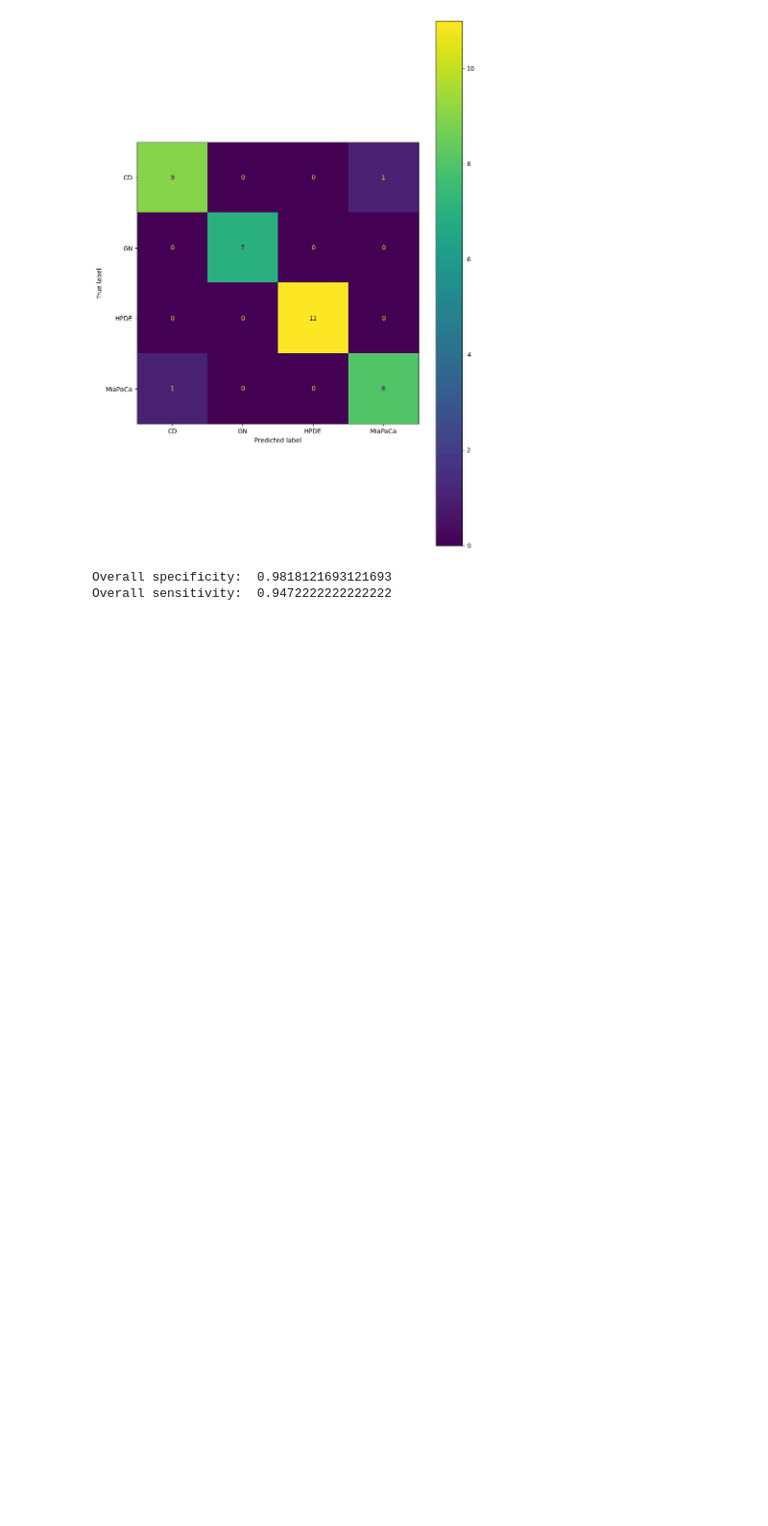
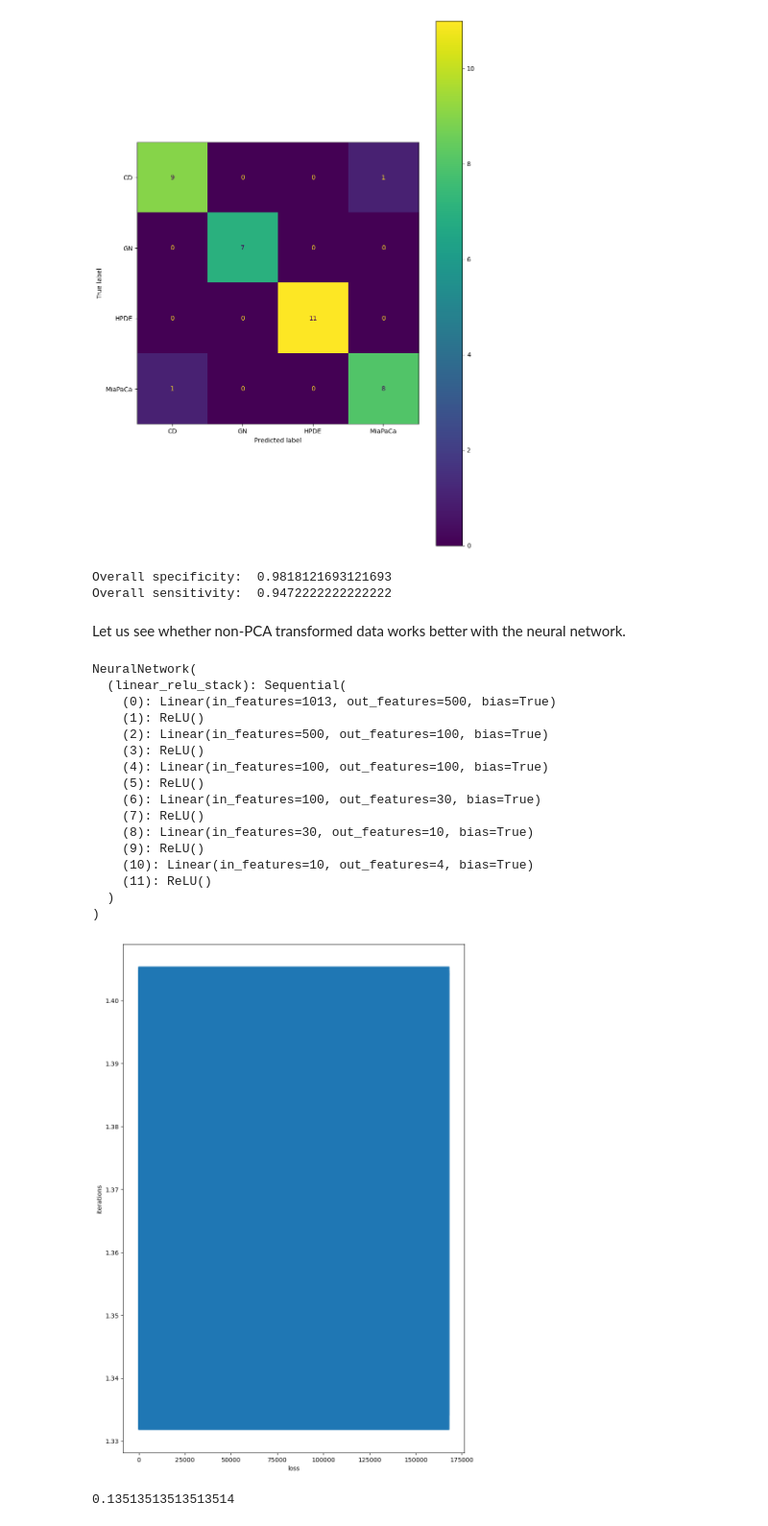
Before and after one commit to kpark11/Springboard, a Jupyter notebook: Capstone-Project/SERS_Raman_Pancreatic_Cancer/SERS_Raman_Pancreatic_Cancer.ipynb, the cells around one changed output. Shown at 96% size. Cells and saved outputs as stored; diff of their text form; code cells hidden in the pictures; blank space fills up the shorter version.

```diff
--- a/Capstone-Project/SERS_Raman_Pancreatic_Cancer/SERS_Raman_Pancreatic_Cancer.ipynb
+++ b/Capstone-Project/SERS_Raman_Pancreatic_Cancer/SERS_Raman_Pancreatic_Cancer.ipynb
@@ -1024,3 +1024,61 @@ print('Overall sensitivity: ', statistics_df['sensitivity'].mean())
 # %% [output]
 Overall specificity:  0.9818121693121693
 Overall sensitivity:  0.9472222222222222
+# %% [markdown]
+Let us see whether non-PCA transformed data works better with the neural network.
+# %%
+class NeuralNetwork(nn.Module):
+    def __init__(self):
+        super().__init__()
+        self.linear_relu_stack = nn.Sequential(
+            nn.Linear(1013, 500),
+            nn.ReLU(),
+            nn.Linear(500, 100),
+            nn.ReLU(),
+            nn.Linear(30, 10),
+            nn.ReLU(),
+            nn.Linear(10, 4),
+            nn.ReLU()
+        )
+
+    def forward(self, x):
+        x = torch.from_numpy(x).to(torch.float32)
+        logits = self.linear_relu_stack(x)
+        return logits
+# %%
+model_noPCA = NeuralNetwork().to(device)
+print(model_noPCA)
+
+learning_rate = 0.01
+epoch = 2000
+batch = 11
+
+loss_fn = nn.CrossEntropyLoss()
+
+optimizer = torch.optim.SGD(model.parameters(), lr=learning_rate)
+
+
+loss_count, count = train_loop(X_train_noPCA.values, y_train_noPCA, model_noPCA, epoch, batch, loss_fn, optimizer, printFn=False)
+# %% [output]
+NeuralNetwork(
+  (linear_relu_stack): Sequential(
+    (0): Linear(in_features=1013, out_features=500, bias=True)
+    (1): ReLU()
+    (2): Linear(in_features=500, out_features=100, bias=True)
+    (3): ReLU()
+    (4): Linear(in_features=100, out_features=100, bias=True)
+    (5): ReLU()
+    (6): Linear(in_features=100, out_features=30, bias=True)
+    (7): ReLU()
+    (8): Linear(in_features=30, out_features=10, bias=True)
+    (9): ReLU()
+    (10): Linear(in_features=10, out_features=4, bias=True)
+    (11): ReLU()
+  )
+)
+[figure, added]
+# %%
+accuracy,preds = testing(X_test_noPCA.values,y_test_noPCA,model_noPCA,printFn=False)
+print(accuracy)
+# %% [output]
+0.13513513513513514
```
Also changed, not shown: parts of 1 cell of this notebook.
